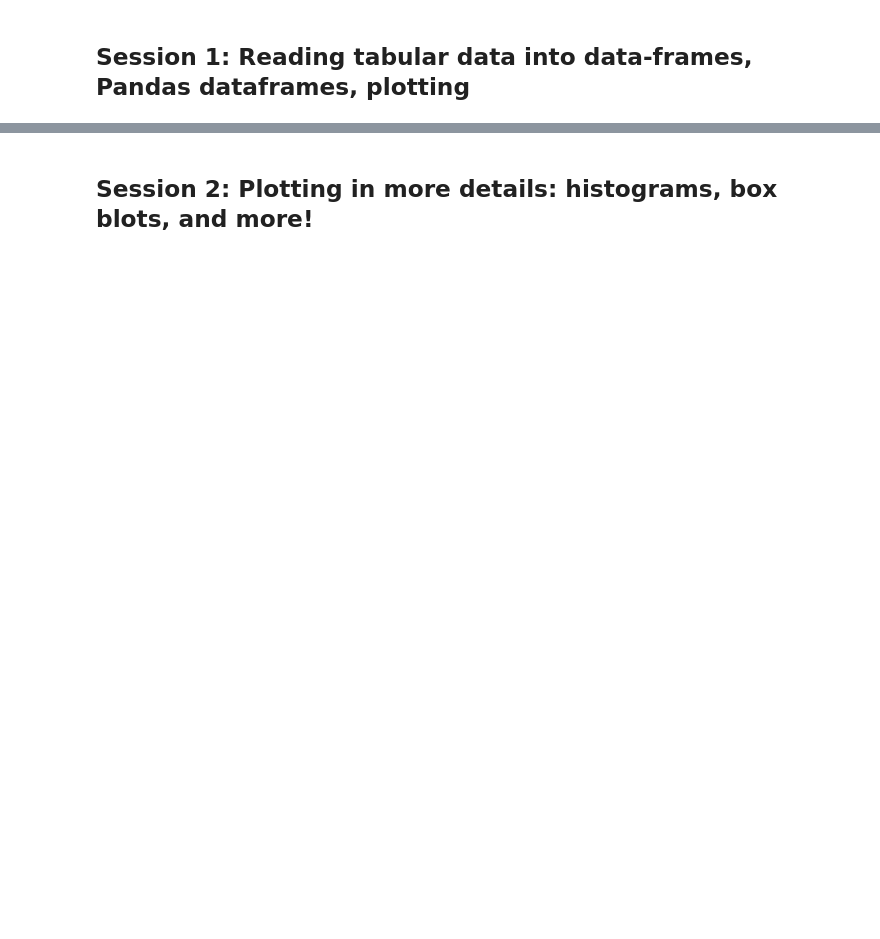
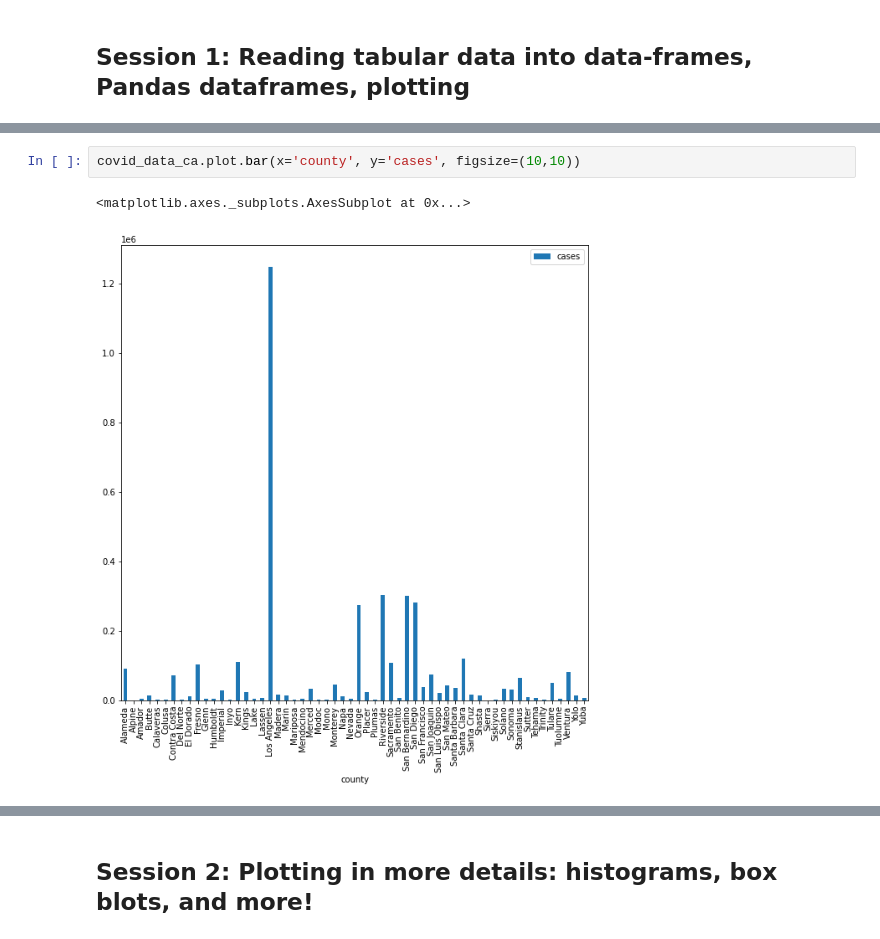
Before and after one commit to ramyarangan/ssrp_srec_python_workshop_2021, a Jupyter notebook: day4_python_room1.ipynb, the cells around one changed output, grey strips where cells are left out. Drawn from its saved outputs; the diff is of its cells as text; blank space fills up the shorter version.

```diff
--- a/day4_python_room1.ipynb
+++ b/day4_python_room1.ipynb
@@ -36,0 +391,5 @@ nytimes_covid_history_url='https://raw.githubusercontent.com/nytimes/covid-19-da
+# %%
+covid_data_ca.plot.bar(x='county', y='cases', figsize=(10,10))
+# %% [output]
+<matplotlib.axes._subplots.AxesSubplot at 0x...>
+[figure, added]
```
Also changed, not shown: parts of 70 cells of this notebook.
